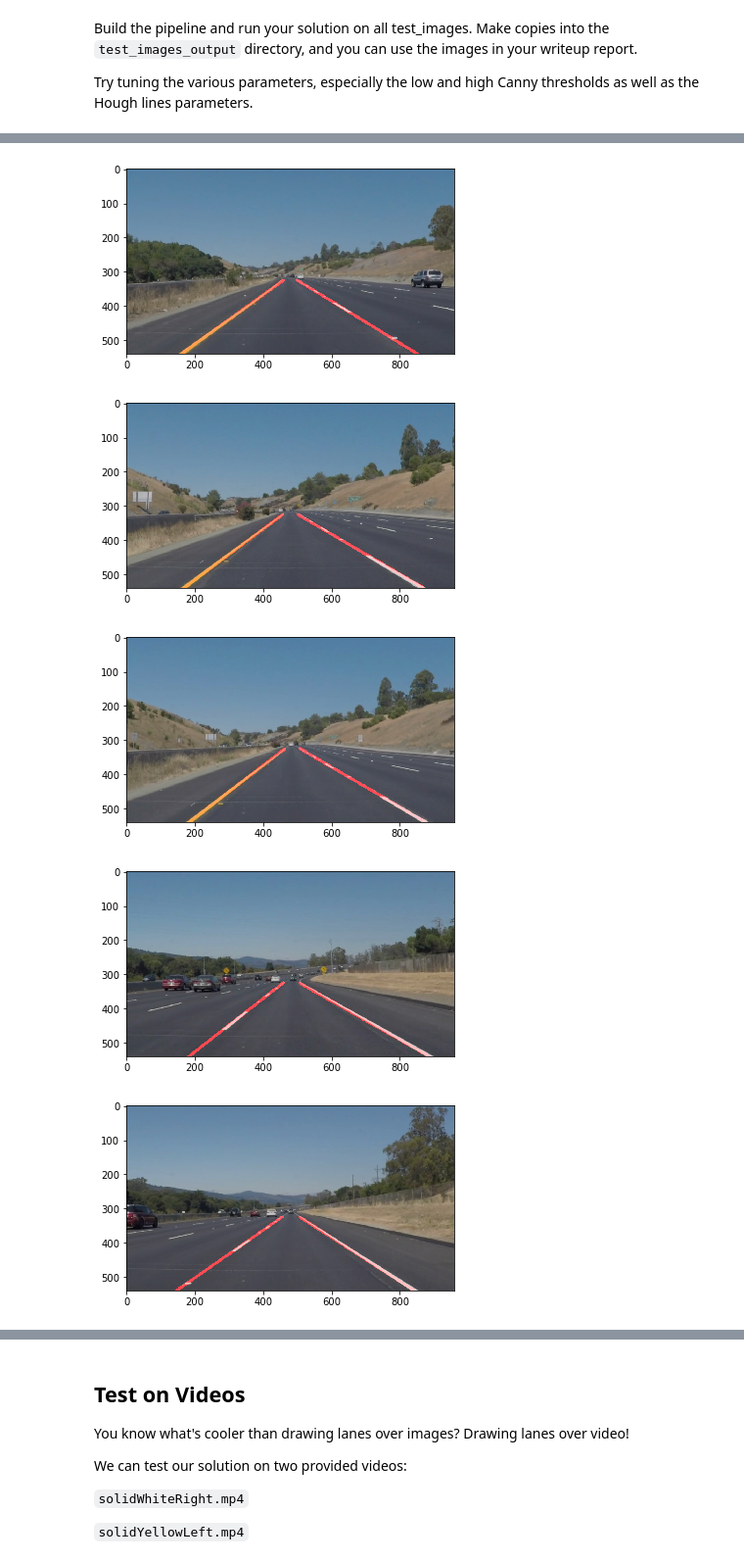
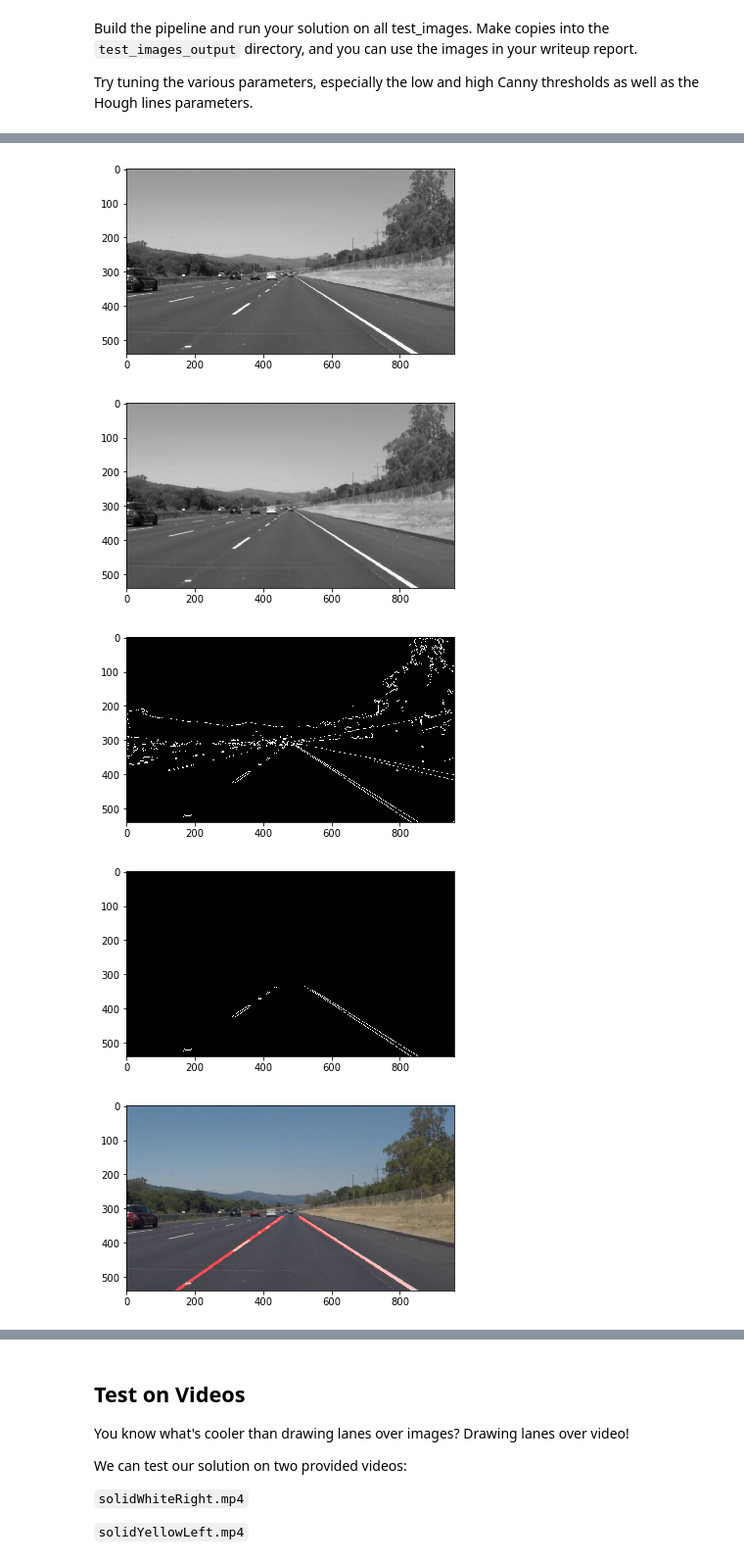
Before and after one commit to sheelabhadra/CarND-LaneLines-P1, a Jupyter notebook: P1.ipynb, the cells around one changed output, grey strips where cells are left out. Shown: that part at 98% size. Saved outputs shown, nothing was run; the diff lists cells and outputs as text; code cells hidden in the pictures.

Commit message:
Added pictures in writeup

```diff
--- a/P1.ipynb
+++ b/P1.ipynb
@@ -263,30 +265,32 @@ Try tuning the various parameters, especially the low and high Canny thresholds
 def detect_lanes(image):
     # converting the color image to gray image
     gray = grayscale(image)
-    #plt.figure(1)
-    #plt.imshow(gray, cmap ='gray')
-    #plt.savefig('grayscale image')
+    plt.figure(1)
+    plt.imshow(gray, cmap ='gray')
+    plt.savefig('examples/writeup_images/grayscale.jpg')
 
     # applying gaussian blur to the gray image with kernel_size = 3
     kernel_size = 3
     blur_gray = gaussian_blur(gray, kernel_size)
-    #plt.figure(2)
-    #plt.imshow(blur_gray, cmap = 'gray')
-    #plt.savefig('Gaussian blurred image')
+    plt.figure(2)
+    plt.imshow(blur_gray, cmap = 'gray')
+    plt.savefig('examples/writeup_images/Gaussian _blur.jpg')
 
     # defining the low and high thresholds for canny edge detector
     low_threshold = 50
     high_threshold = 150
     edges = canny(blur_gray, low_threshold, high_threshold)
-    #plt.figure(3)
-    #plt.imshow(edges, cmap = 'Greys_r')
-    #plt.savefig('Canny edges')
+    plt.figure(3)
+    plt.imshow(edges, cmap = 'Greys_r')
+    plt.savefig('examples/writeup_images/Canny_edges.jpg')
 
     # applying the region of interest mask
     imshape = image.shape
     vertices = np.array([[(0,imshape[0]),(imshape[1]/2-20,imshape[0]/2+55), (imshape[1]/2+20,imshape[0]/2+55), (imshape[1],imshape[0])]], dtype=np.int32)
     masked_image = region_of_interest(edges, vertices)
-    #plt.imshow(masked_image)
+    plt.figure(4)
+    plt.imshow(masked_image, cmap = 'gray')
+    plt.savefig('examples/writeup_images/masked_image.jpg')
 
     # Defining the parameters for Hough transform
     rho = 2
@@ -300,12 +304,14 @@ def detect_lanes(image):
 
     # using the weighted image function
     line_edges = weighted_img(hough_image, image)
-    #plt.figure(4)
-    #plt.imshow(line_edges)
-    #plt.savefig('line edges')
+    plt.figure(5)
+    plt.imshow(line_edges)
+    plt.savefig('examples/writeup_images/lane_lines.jpg')
 
     return line_edges
 
+line_edges = detect_lanes(image)
+"""
 num = 1 # to sequentially save the figures
 
 for file in os.listdir("test_images/"):
@@ -320,4 +326,5 @@ for file in os.listdir("test_images/"):
         plt.imshow(line_edges)
         plt.savefig("test_images_output/test_image_" + str(num) + ".jpg")
         num = num + 1
+"""
 # %% [output]
@@ -324,5 +332,5 @@ for file in os.listdir("test_images/"):
-[figure, old version]
+[figure, new version]
-[figure, old version]
+[figure, new version]
-[figure, old version]
+[figure, new version]
-[figure, old version]
+[figure, new version]
 [figure]
```
Also changed, not shown: parts of 2 cells of this notebook, 7 other files.
